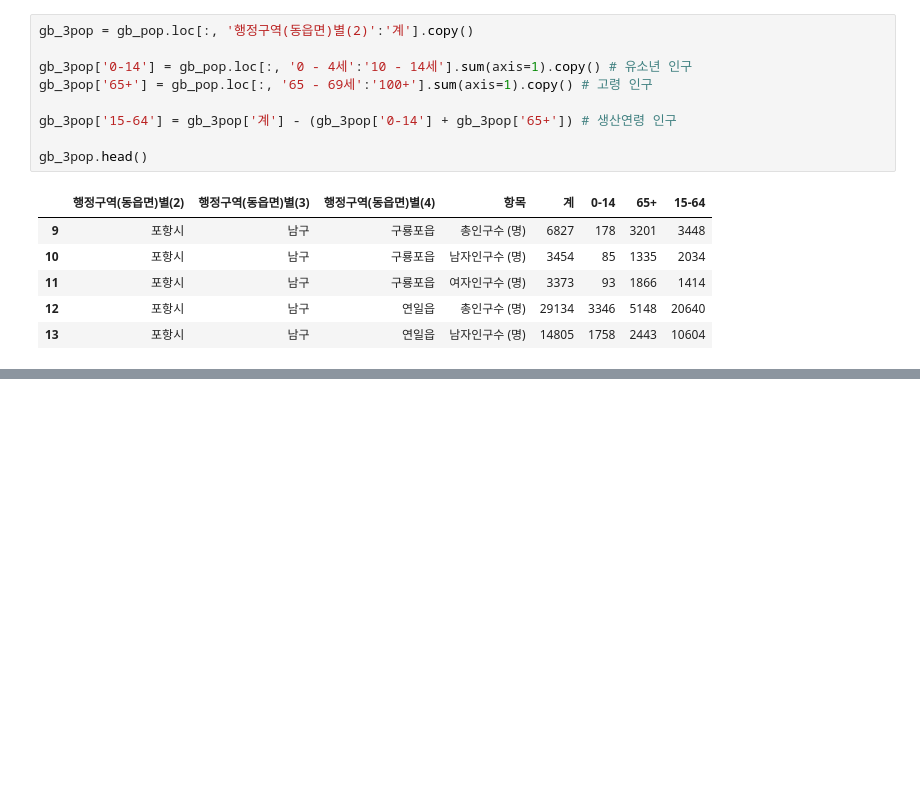
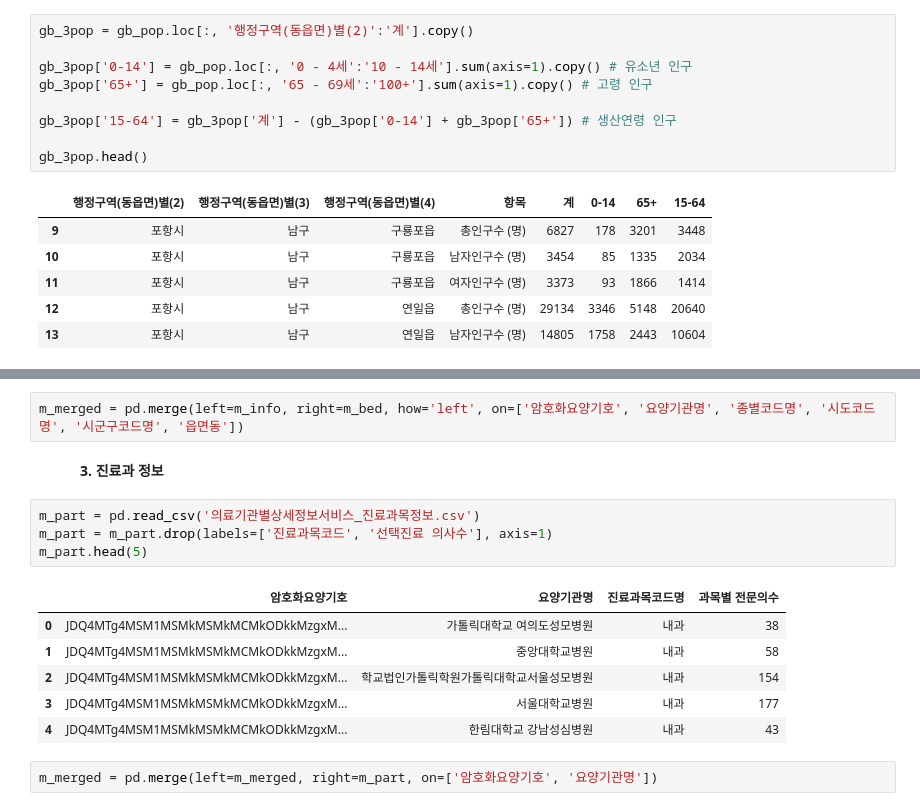
Before and after one commit to crpAsian/works, a Jupyter notebook: gb_cals.ipynb, the cells around one changed output, grey strips where cells are left out. Cells and saved outputs as stored; diff of their text form; blank space fills up the shorter version.

```diff
--- a/gb_cals.ipynb
+++ b/gb_cals.ipynb
@@ -54,0 +106,17 @@ gb_3pop.head()
+# %%
+m_merged = pd.merge(left=m_info, right=m_bed, how='left', on=['암호화요양기호', '요양기관명', '종별코드명', '시도코드명', '시군구코드명', '읍면동'])
+# %% [markdown]
+&emsp;&emsp;&emsp;**3. 진료과 정보**
+# %%
+m_part = pd.read_csv('의료기관별상세정보서비스_진료과목정보.csv')
+m_part = m_part.drop(labels=['진료과목코드', '선택진료 의사수'], axis=1)
+m_part.head(5)
+# %% [output]
+|  | 암호화요양기호 | 요양기관명 | 진료과목코드명 | 과목별 전문의수 |
+| 0 | JDQ4MTg4MSM1MSMkMSMkMCMkODkkMzgxM... | 가톨릭대학교 여의도성모병원 | 내과 | 38 |
+| 1 | JDQ4MTg4MSM1MSMkMSMkMCMkODkkMzgxM... | 중앙대학교병원 | 내과 | 58 |
+| 2 | JDQ4MTg4MSM1MSMkMSMkMCMkODkkMzgxM... | 학교법인가톨릭학원가톨릭대학교서울성모병원 | 내과 | 154 |
+| 3 | JDQ4MTg4MSM1MSMkMSMkMCMkODkkMzgxM... | 서울대학교병원 | 내과 | 177 |
+| 4 | JDQ4MTg4MSM1MSMkMSMkMCMkODkkMzgxM... | 한림대학교 강남성심병원 | 내과 | 43 |
+# %%
+m_merged = pd.merge(left=m_merged, right=m_part, on=['암호화요양기호', '요양기관명'])
```
Also changed, not shown: parts of 18 cells of this notebook.
